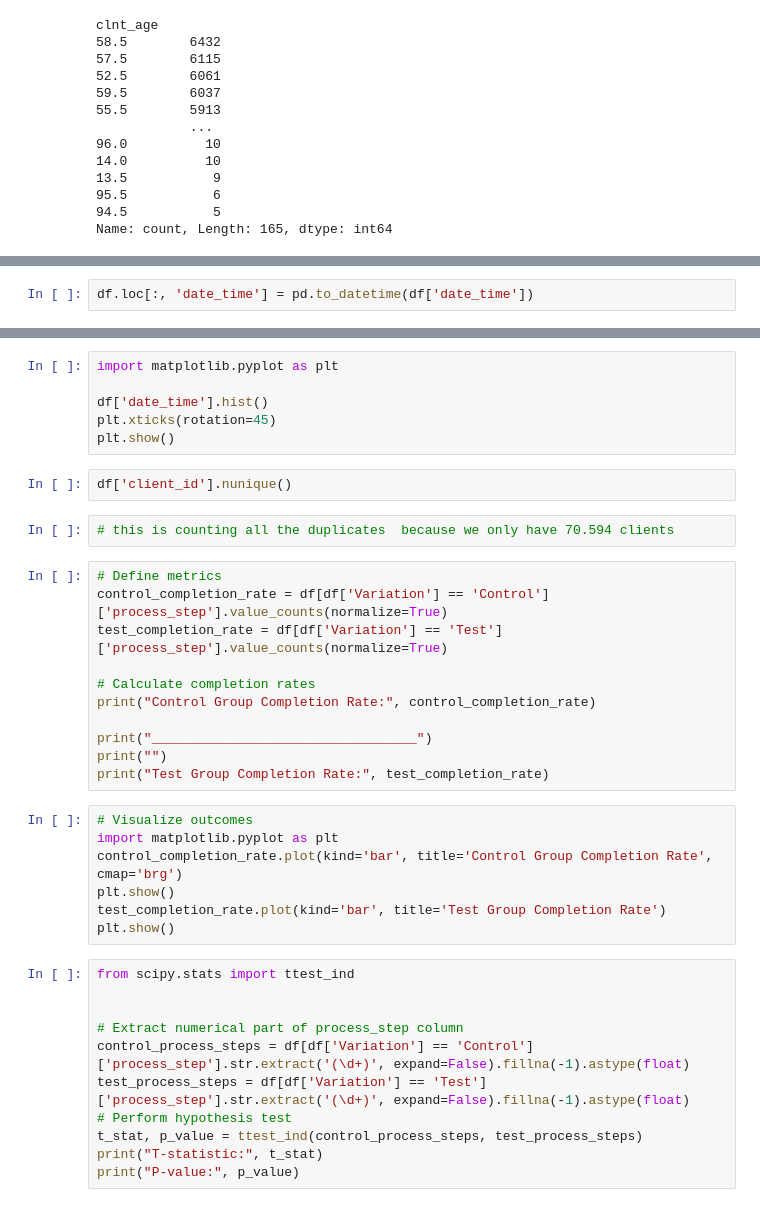
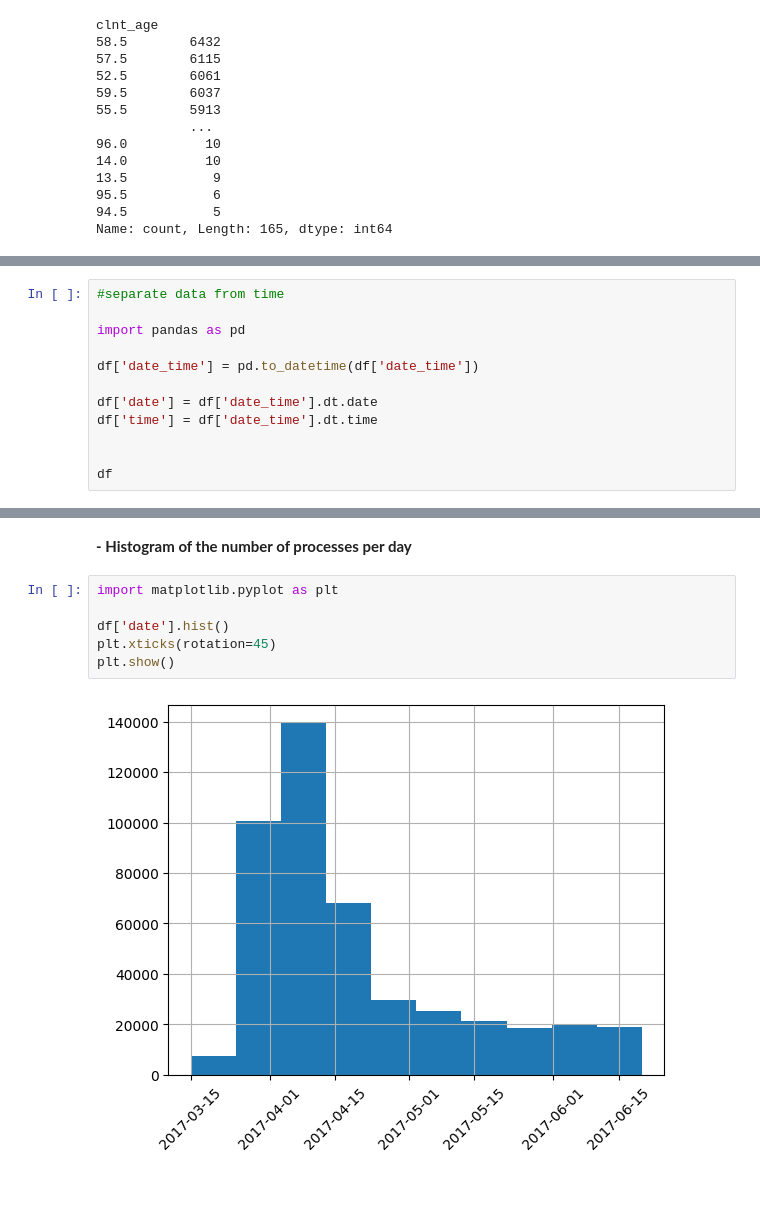
Before and after one commit to pmarquespt/Proj_5_Group_6_pat_gui, a Jupyter notebook: analysis and visualization/2_working data_base(working on).ipynb, the cells around one changed output, grey strips where cells are left out. Drawn from its saved outputs; the diff is of its cells as text.

```diff
--- a/analysis and visualization/2_working data_base(working on).ipynb
+++ b/analysis and visualization/2_working data_base(working on).ipynb
@@ -238,2 +206,0 @@ df['date_time'] = pd.to_datetime(df['date_time'])
-# %%
-df.loc[:, 'date_time'] = pd.to_datetime(df['date_time'])
@@ -239,0 +209,12 @@ df.loc[:, 'date_time'] = pd.to_datetime(df['date_time'])
+# %%
+#separate data from time
+
+import pandas as pd
+
+df['date_time'] = pd.to_datetime(df['date_time'])
+
+df['date'] = df['date_time'].dt.date
+df['time'] = df['date_time'].dt.time
+
+
+df
@@ -242,39 +250,10 @@ df['date_time']
+# %% [markdown]
+**- Histogram of the number of processes per day**
 # %%
 import matplotlib.pyplot as plt
 
-df['date_time'].hist()
+df['date'].hist()
 plt.xticks(rotation=45)
 plt.show()
+# %% [output]
+[figure, added]
-# %%
-df['client_id'].nunique()
-# %%
-# this is counting all the duplicates  because we only have 70.594 clients
-# %%
-# Define metrics
-control_completion_rate = df[df['Variation'] == 'Control']['process_step'].value_counts(normalize=True)
-test_completion_rate = df[df['Variation'] == 'Test']['process_step'].value_counts(normalize=True)
-
-# Calculate completion rates
-print("Control Group Completion Rate:", control_completion_rate)
-
-print("__________________________________")
-print("")
-print("Test Group Completion Rate:", test_completion_rate)
-# %%
-# Visualize outcomes
-import matplotlib.pyplot as plt
-control_completion_rate.plot(kind='bar', title='Control Group Completion Rate', cmap='brg')
-plt.show()
-test_completion_rate.plot(kind='bar', title='Test Group Completion Rate')
-plt.show()
-# %%
-from scipy.stats import ttest_ind
-
-
-# Extract numerical part of process_step column
-control_process_steps = df[df['Variation'] == 'Control']['process_step'].str.extract('(\d+)', expand=False).fillna(-1).astype(float)
-test_process_steps = df[df['Variation'] == 'Test']['process_step'].str.extract('(\d+)', expand=False).fillna(-1).astype(float)
-# Perform hypothesis test
-t_stat, p_value = ttest_ind(control_process_steps, test_process_steps)
-print("T-statistic:", t_stat)
-print("P-value:", p_value)
```
Also changed, not shown: parts of 22 cells of this notebook, 1 other file.
